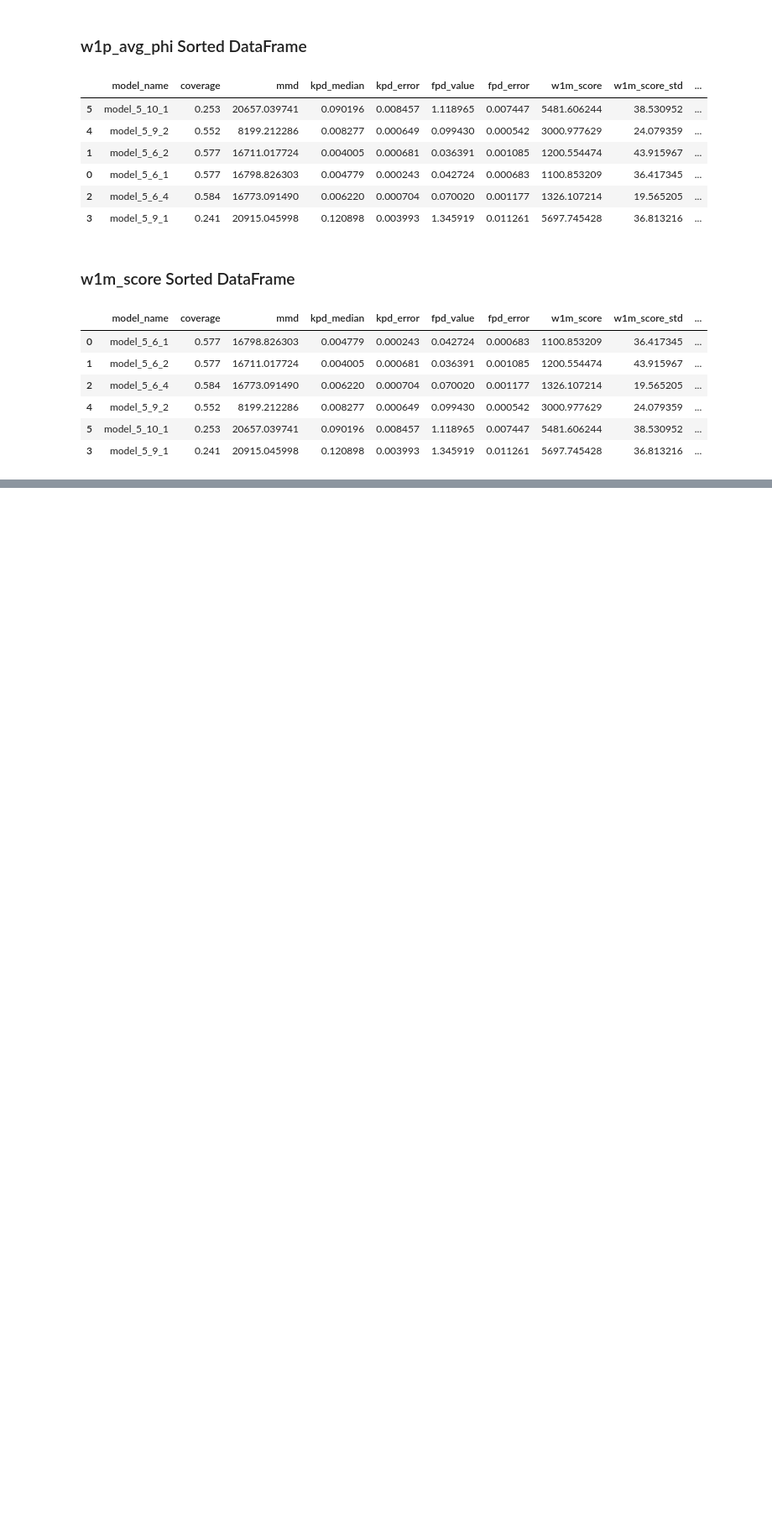
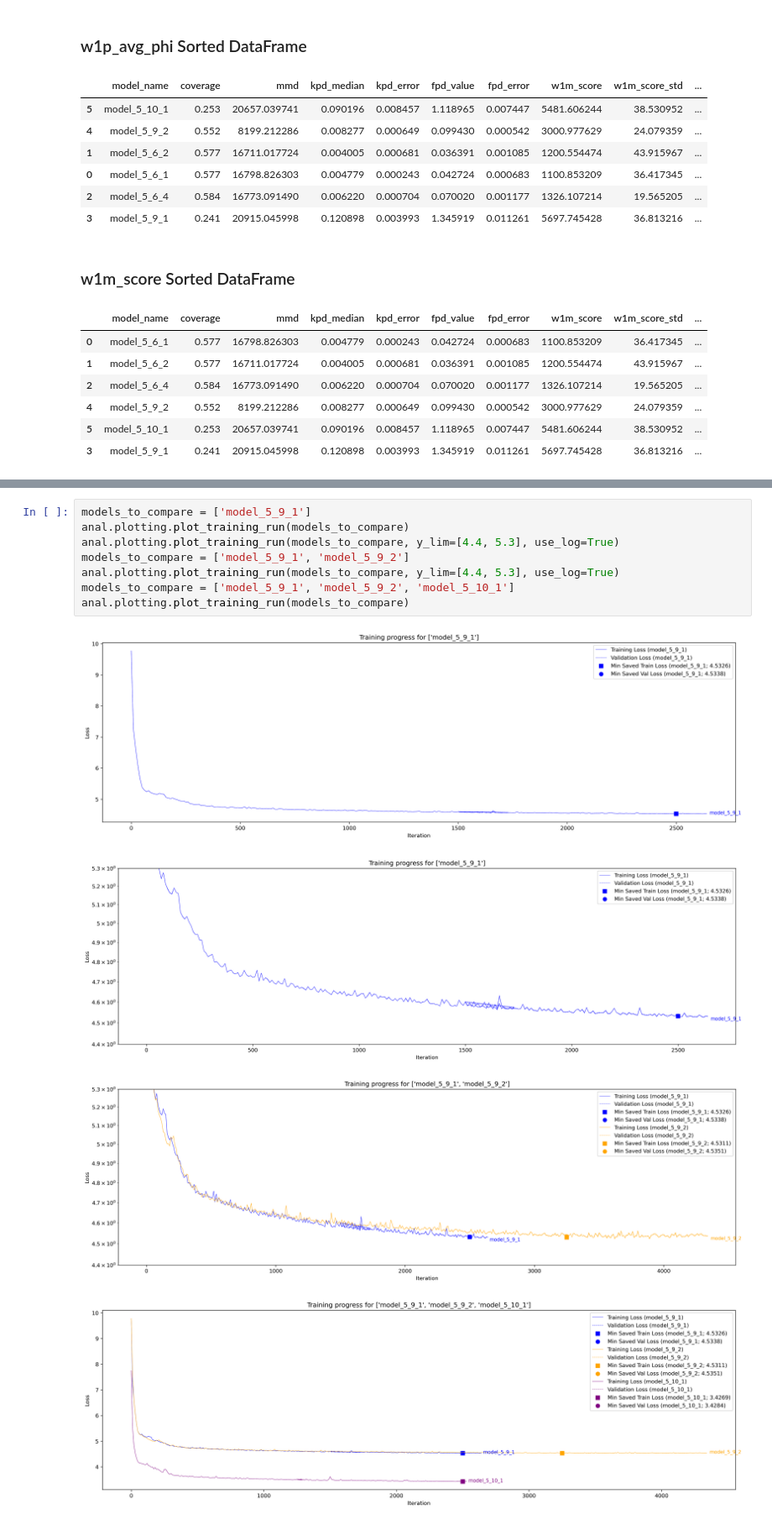
Before and after one commit to EshwaryForReasons/particleGPT, a Jupyter notebook: analysis_notebooks/analysis.ipynb, the cells around one changed output, grey strips where cells are left out. Shown at 84% size. Cells and saved outputs as stored; diff of their text form; blank space fills up the shorter version.

```diff
--- a/analysis_notebooks/analysis.ipynb
+++ b/analysis_notebooks/analysis.ipynb
@@ -531,0 +558,13 @@ display(metric_df.sort_values(by='w1m_score'))
+# %%
+models_to_compare = ['model_5_9_1']
+anal.plotting.plot_training_run(models_to_compare)
+anal.plotting.plot_training_run(models_to_compare, y_lim=[4.4, 5.3], use_log=True)
+models_to_compare = ['model_5_9_1', 'model_5_9_2']
+anal.plotting.plot_training_run(models_to_compare, y_lim=[4.4, 5.3], use_log=True)
+models_to_compare = ['model_5_9_1', 'model_5_9_2', 'model_5_10_1']
+anal.plotting.plot_training_run(models_to_compare)
+# %% [output]
+[figure, added]
+[figure, added]
+[figure, added]
+[figure, added]
```
Also changed, not shown: parts of 4 cells of this notebook, 3 other files.
